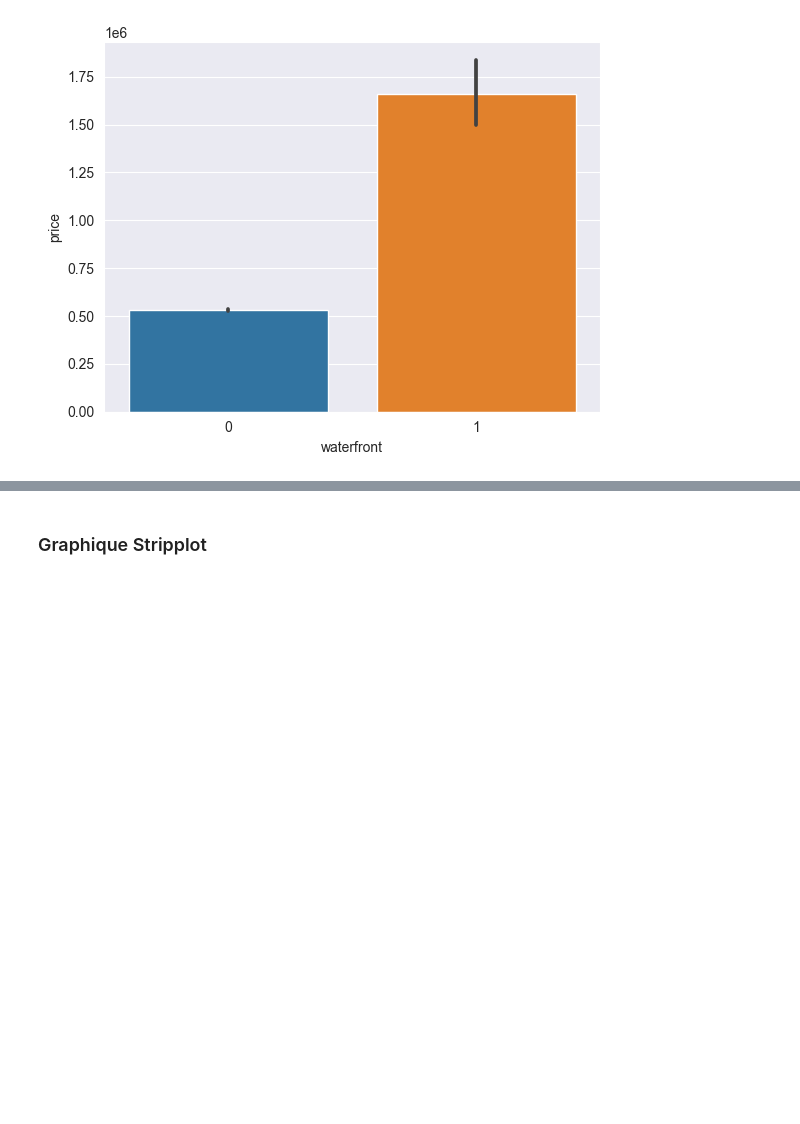
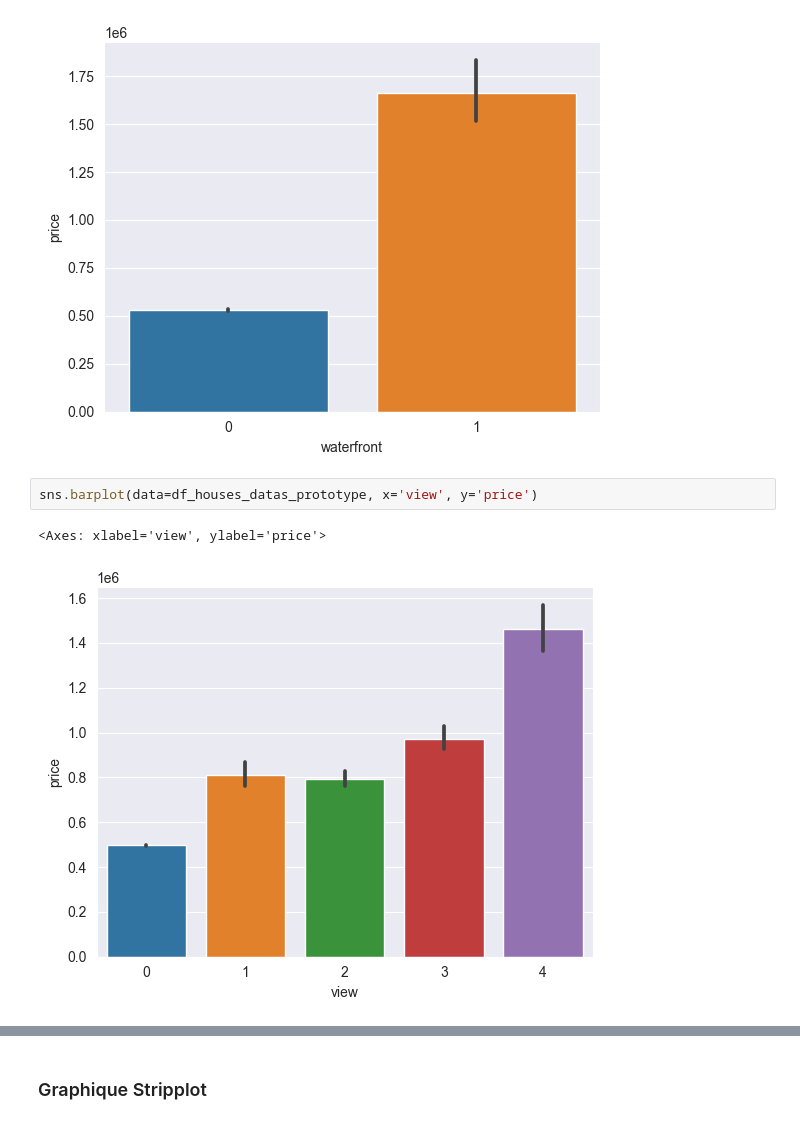
Before and after one commit to neevaiti/house_prediction_prices_app, a Jupyter notebook: components_machine_learning/read_and_clean_data.ipynb, the cells around one changed output, grey strips where cells are left out. Cells and saved outputs as stored; diff of their text form; blank space fills up the shorter version.

```diff
--- a/components_machine_learning/read_and_clean_data.ipynb
+++ b/components_machine_learning/read_and_clean_data.ipynb
@@ -89,3 +116,8 @@ sns.barplot(data=df_houses_datas_prototype, x='waterfront', y='price')
 # %% [output]
 <Axes: xlabel='waterfront', ylabel='price'>
 [figure]
+# %%
+sns.barplot(data=df_houses_datas_prototype, x='view', y='price')
+# %% [output]
+<Axes: xlabel='view', ylabel='price'>
+[figure, added]
```
Also changed, not shown: parts of 12 cells of this notebook, 3 other files.
